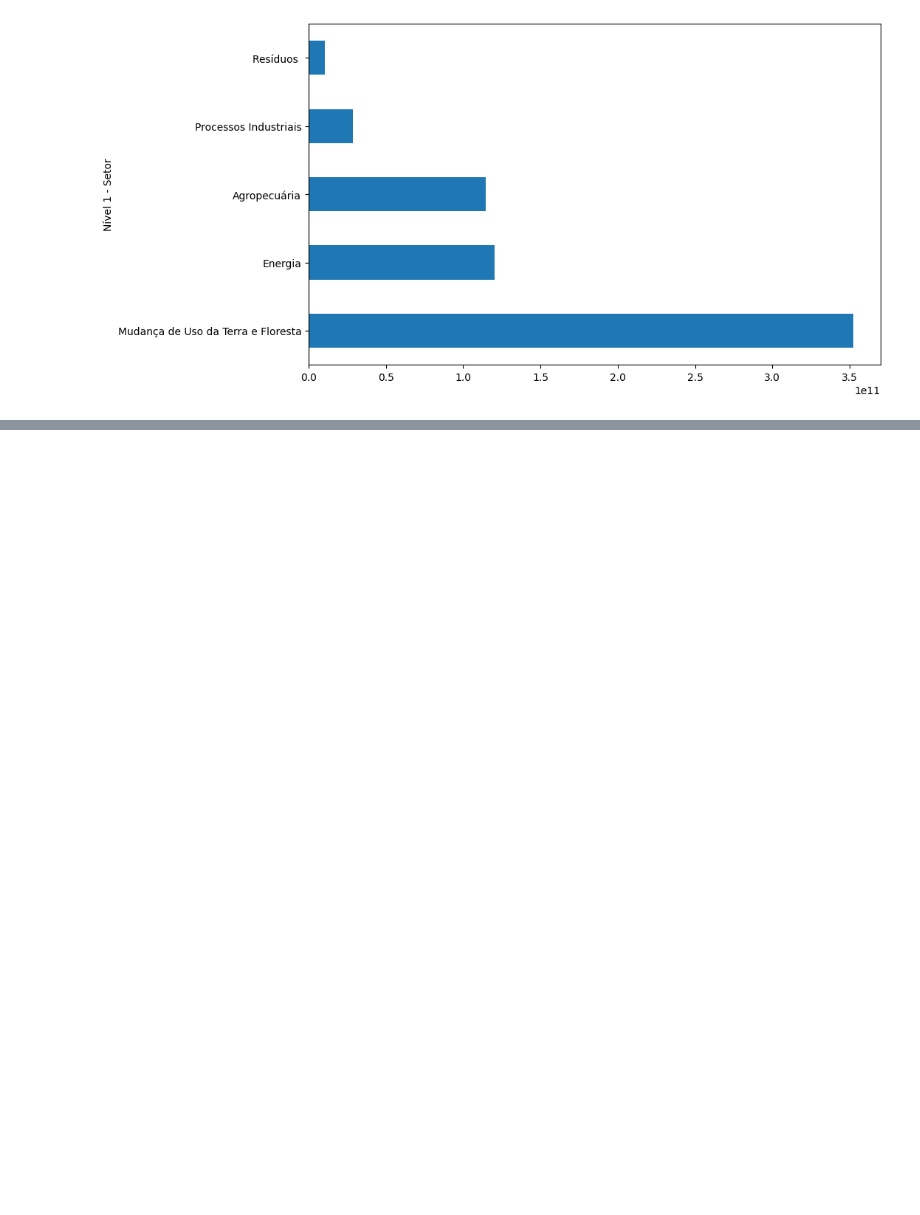
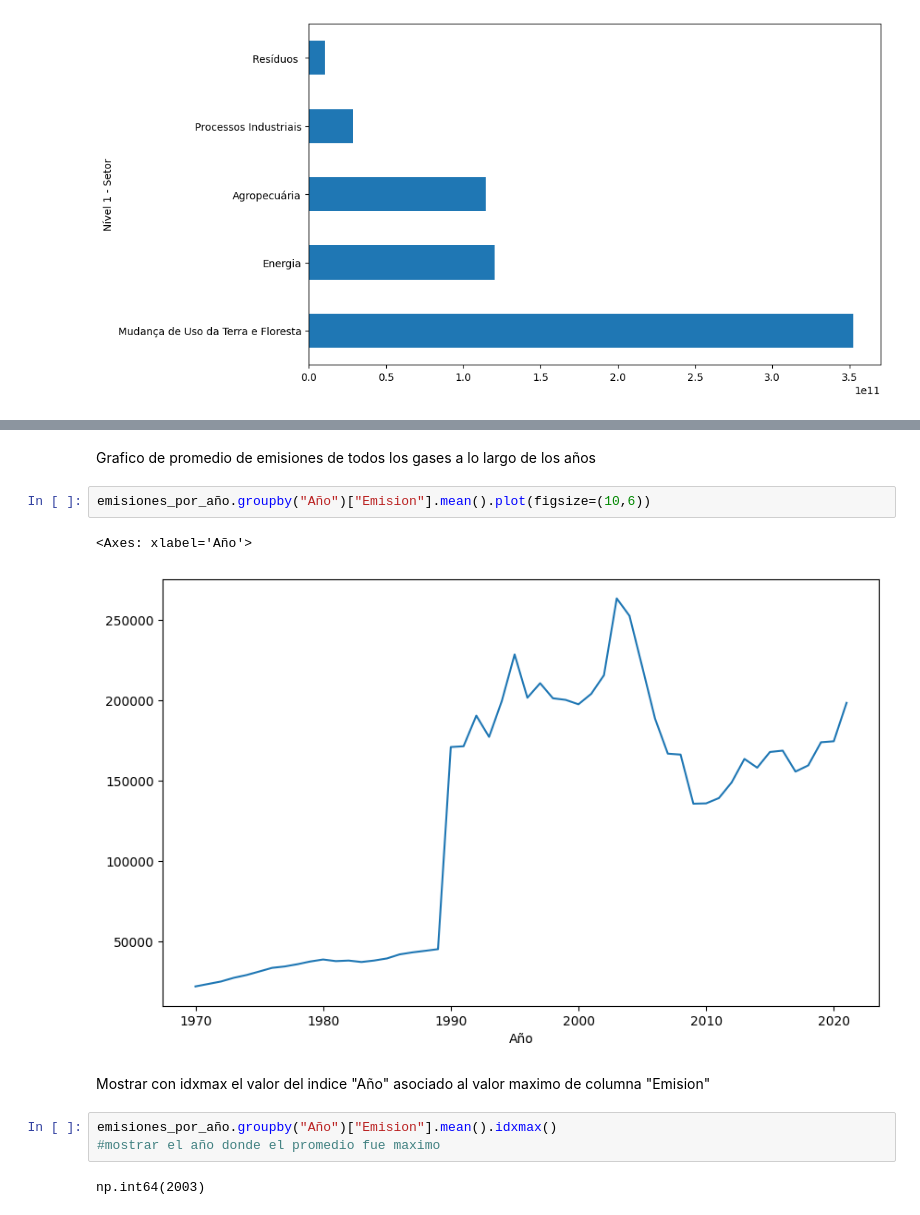
Before and after one commit to Basurero2/Pandas_seleccionar_y_agrupar_datos, a Jupyter notebook: Pandas_seleccionar_y_agrupar_datos.ipynb, the cells around one changed output, grey strips where cells are left out. Cells and saved outputs as stored; diff of their text form; blank space fills up the shorter version.

```diff
--- a/Pandas_seleccionar_y_agrupar_datos.ipynb
+++ b/Pandas_seleccionar_y_agrupar_datos.ipynb
@@ -643,0 +927,14 @@ emisiones_totales.plot(kind="barh", figsize=(10,6))
+# %% [markdown]
+Grafico de promedio de emisiones de todos los gases a lo largo de los años
+# %%
+emisiones_por_año.groupby("Año")["Emision"].mean().plot(figsize=(10,6))
+# %% [output]
+<Axes: xlabel='Año'>
+[figure, added]
+# %% [markdown]
+Mostrar con idxmax el valor del indice "Año" asociado al valor maximo de columna "Emision"
+# %%
+emisiones_por_año.groupby("Año")["Emision"].mean().idxmax()
+#mostrar el año donde el promedio fue maximo
+# %% [output]
+np.int64(2003)
```
Also changed, not shown: parts of 80 cells of this notebook.
